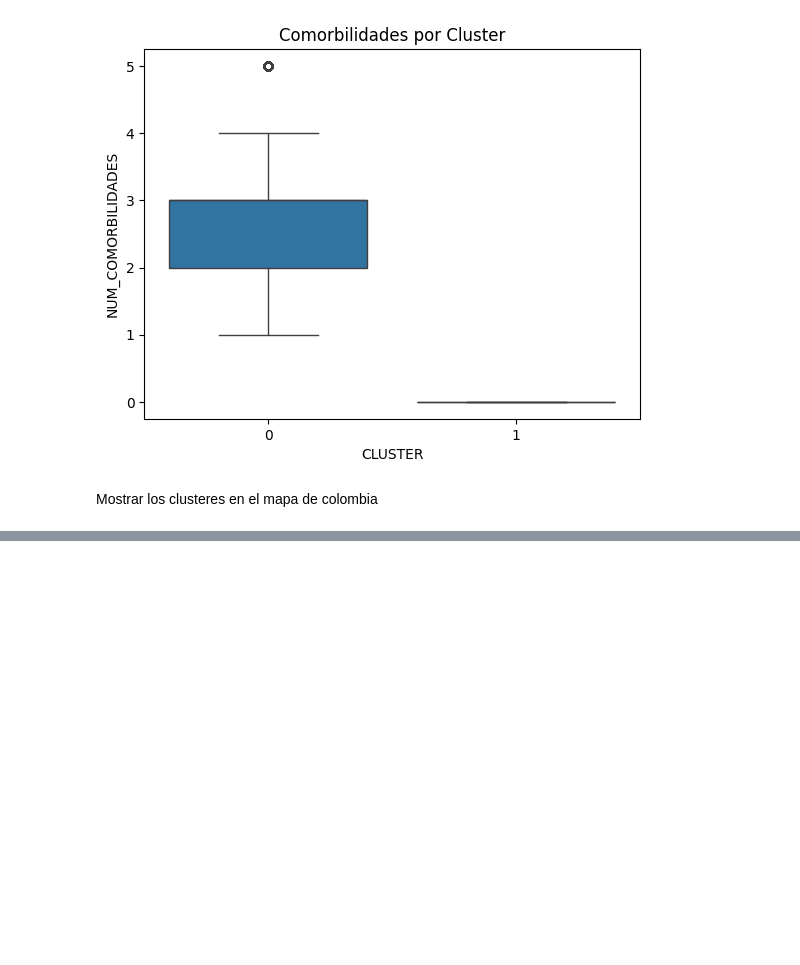
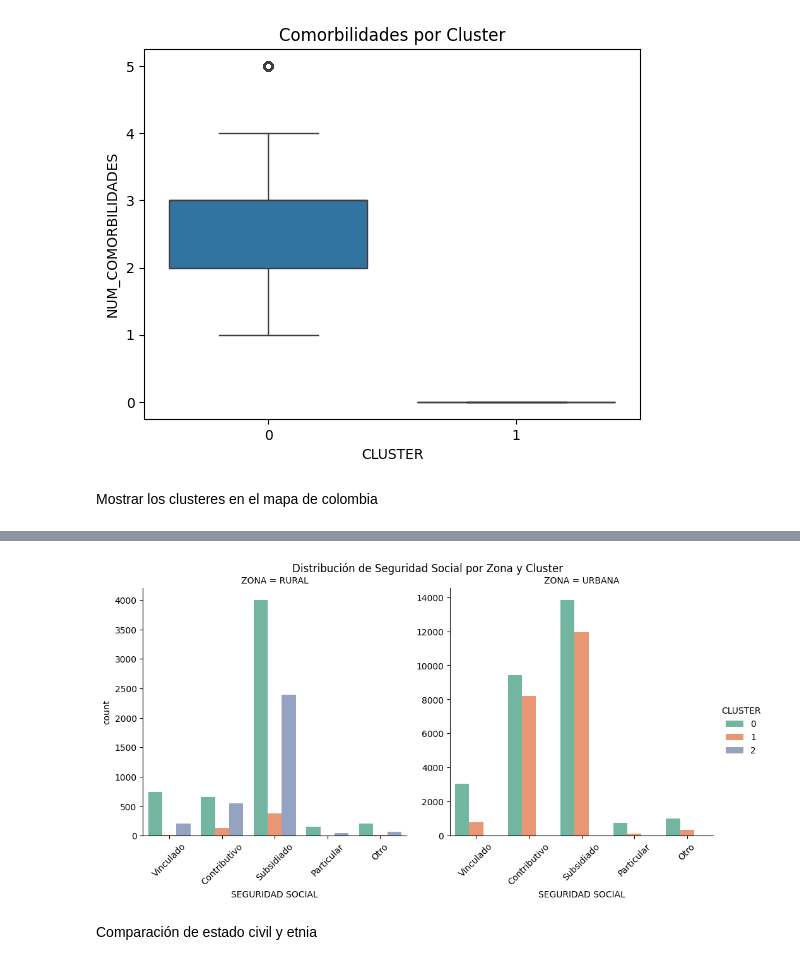
Before and after one commit to henrysaenz/cacervix, a Jupyter notebook: _sources/Modelado.ipynb, the cells around one changed output, grey strips where cells are left out. Drawn from its saved outputs; the diff is of its cells as text; code cells hidden in the pictures; blank space fills up the shorter version.

```diff
--- a/_sources/Modelado.ipynb
+++ b/_sources/Modelado.ipynb
@@ -389,0 +538,20 @@ Mostrar los clusteres en el mapa de colombia
+# %%
+g = sns.catplot(
+    data=comparacion_data,
+    x="SEGURIDAD SOCIAL",
+    hue="CLUSTER",
+    col="ZONA",
+    kind="count",
+    height=5,
+    sharey=False,
+    palette="Set2"
+)
+
+g.set_xticklabels(rotation=45)
+g.fig.subplots_adjust(top=0.9)
+g.fig.suptitle("Distribución de Seguridad Social por Zona y Cluster")
+plt.show()
+# %% [output]
+[figure, added]
+# %% [markdown]
+Comparación de estado civil y etnia
```
Also changed, not shown: parts of 25 cells of this notebook, 9 other files.
